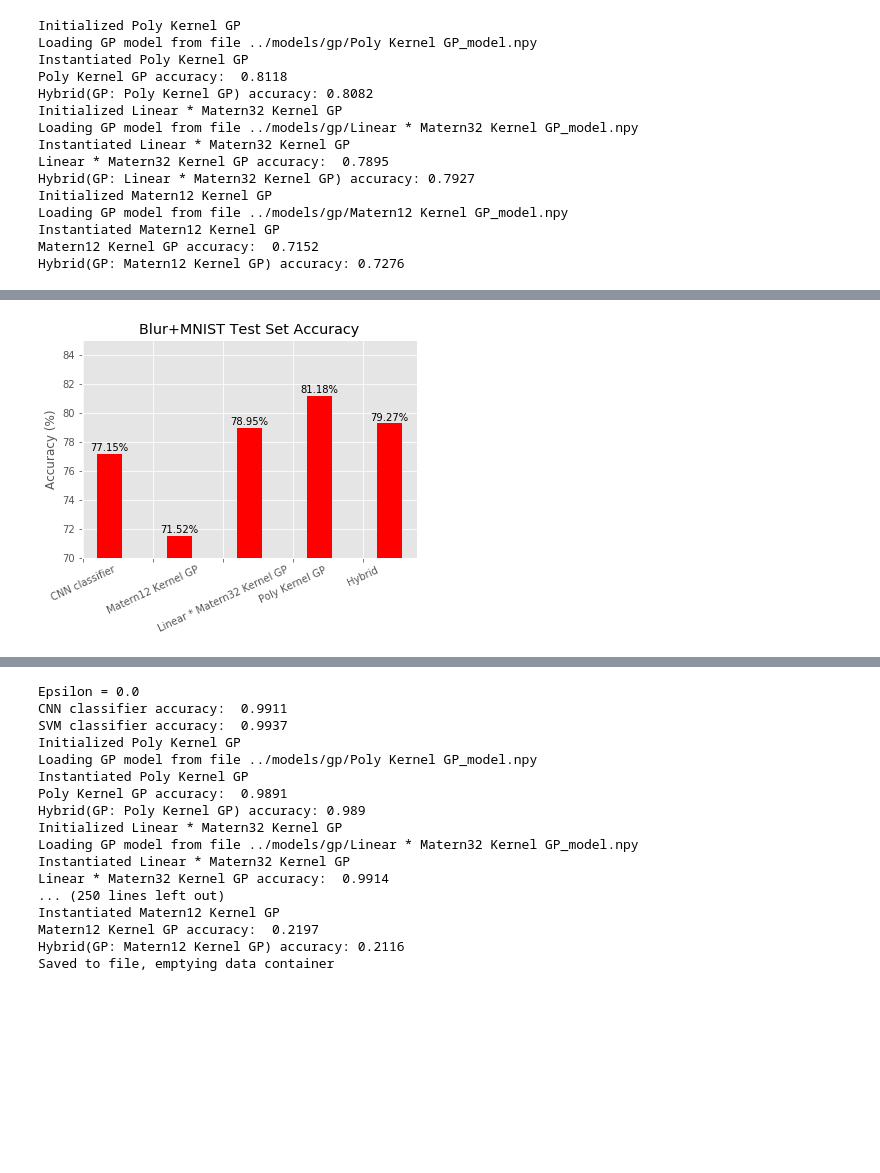
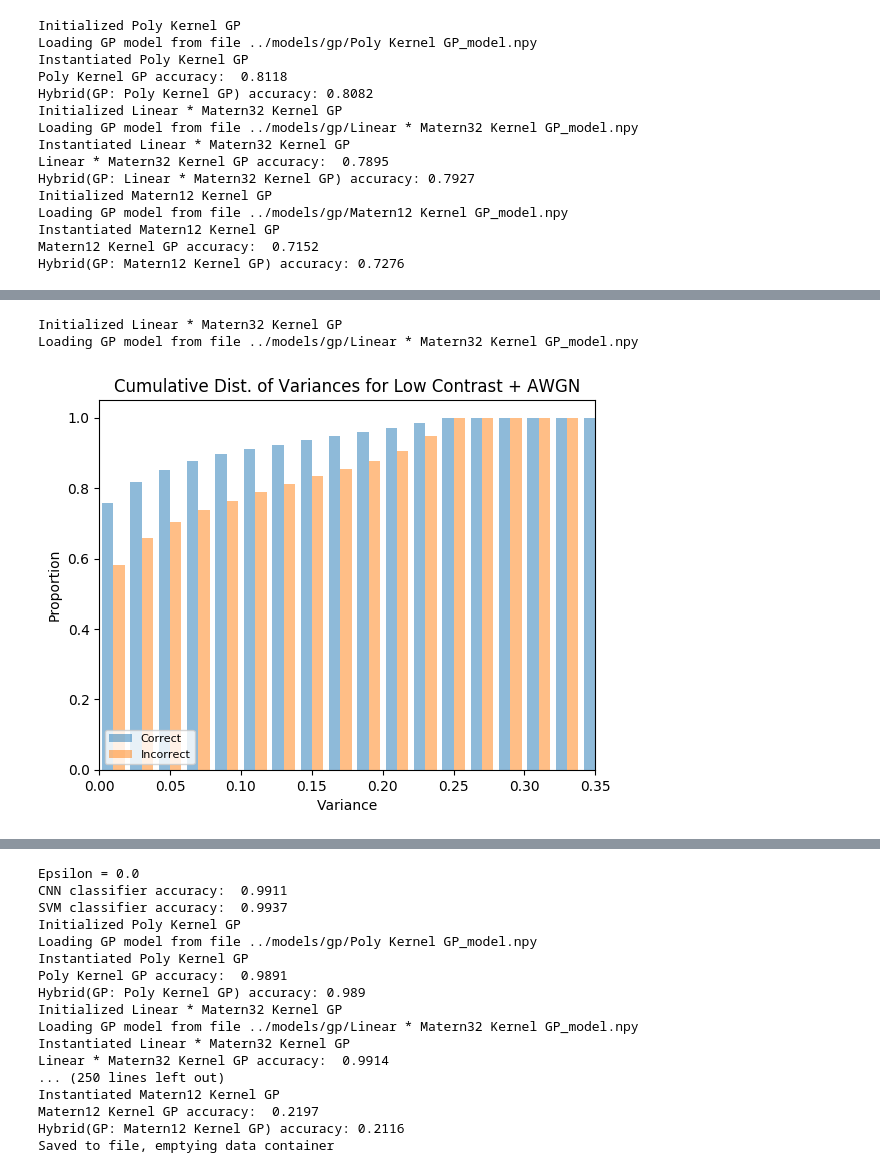
Before and after one commit to flyingsilverfin/CNN_GP_MNIST, a Jupyter notebook: src/Evaluation.ipynb, the cells around one changed output, grey strips where cells are left out. Drawn from its saved outputs; the diff is of its cells as text; code cells hidden in the pictures; blank space fills up the shorter version.

```diff
--- a/src/Evaluation.ipynb
+++ b/src/Evaluation.ipynb
@@ -946,23 +932,29 @@ Loading GP model from file ../models/gp/Linear * Matern32 Kernel GP_model.npy
-# %%
-# Plot Low Contrast + AWGN NMNIST performance
-
-
-# some manual fiddling to rename then the following
-xs, values = list(zip(*list(accuracies.items())))
-ind = np.arange(len(xs))  # the x locations for the groups
-width = 0.35       # the width of the bars
-
-fig, ax = plt.subplots()
-rects1 = ax.bar(ind, 100*np.array(values), width, color='r')
-autolabel(rects1, ax)
-# add some text for labels, title and axes ticks
-ax.set_ylabel('Accuracy (%)')
-ax.set_title('Blur+MNIST Test Set Accuracy')
-ax.set_xticks(ind + width / 2 - 0.55)
-ax.set_xticklabels(xs)
-ax.set_ylim([70.0, 85.0])
-plt.xticks(rotation=25)
-plt.savefig('../results/figs/nmnist/lowcontrast_accuracies.pdf', bbox_inches='tight')
-plt.show()
-# %% [output]
-[figure, removed]
+# %%
+combined_model = get_gp_model[1]()
+lowcontrast_gp_mu, lowcontrast_gp_var = combined_model.predict_batch(lowcontrast_feats)
+lowcontrast_gp_classes = np.argmax(lowcontrast_gp_mu, axis=1)
+lowcontrast_gp_correct = lowcontrast_correct_classes == lowcontrast_gp_classes
+
+
+correct_mus, correct_vars = lowcontrast_gp_mu[lowcontrast_gp_correct], lowcontrast_gp_var[lowcontrast_gp_correct]
+incorrect_mus, incorrect_vars = lowcontrast_gp_mu[~lowcontrast_gp_correct], lowcontrast_gp_var[~lowcontrast_gp_correct]
+# %% [output]
+Initialized Linear * Matern32 Kernel GP
+Loading GP model from file ../models/gp/Linear * Matern32 Kernel GP_model.npy
+# %%
+
+make_histogram([correct_vars.reshape(-1), incorrect_vars.reshape(-1)],
+               bins=50,
+               end=1.0,
+               cum=True,
+               norm=True,
+               x_label="Variance",
+               y_label="Proportion",
+               legend_loc="lower left",
+               legend=["Correct", "Incorrect"],
+               title="Cumulative Dist. of Variances for Low Contrast + AWGN",
+               save='../results/figs/nmnist/lowcontrast_variances_combined.pdf')
+
+plt.show()
+# %% [output]
+[figure, added]
```
Also changed, not shown: parts of 24 cells of this notebook, 29 other files.
